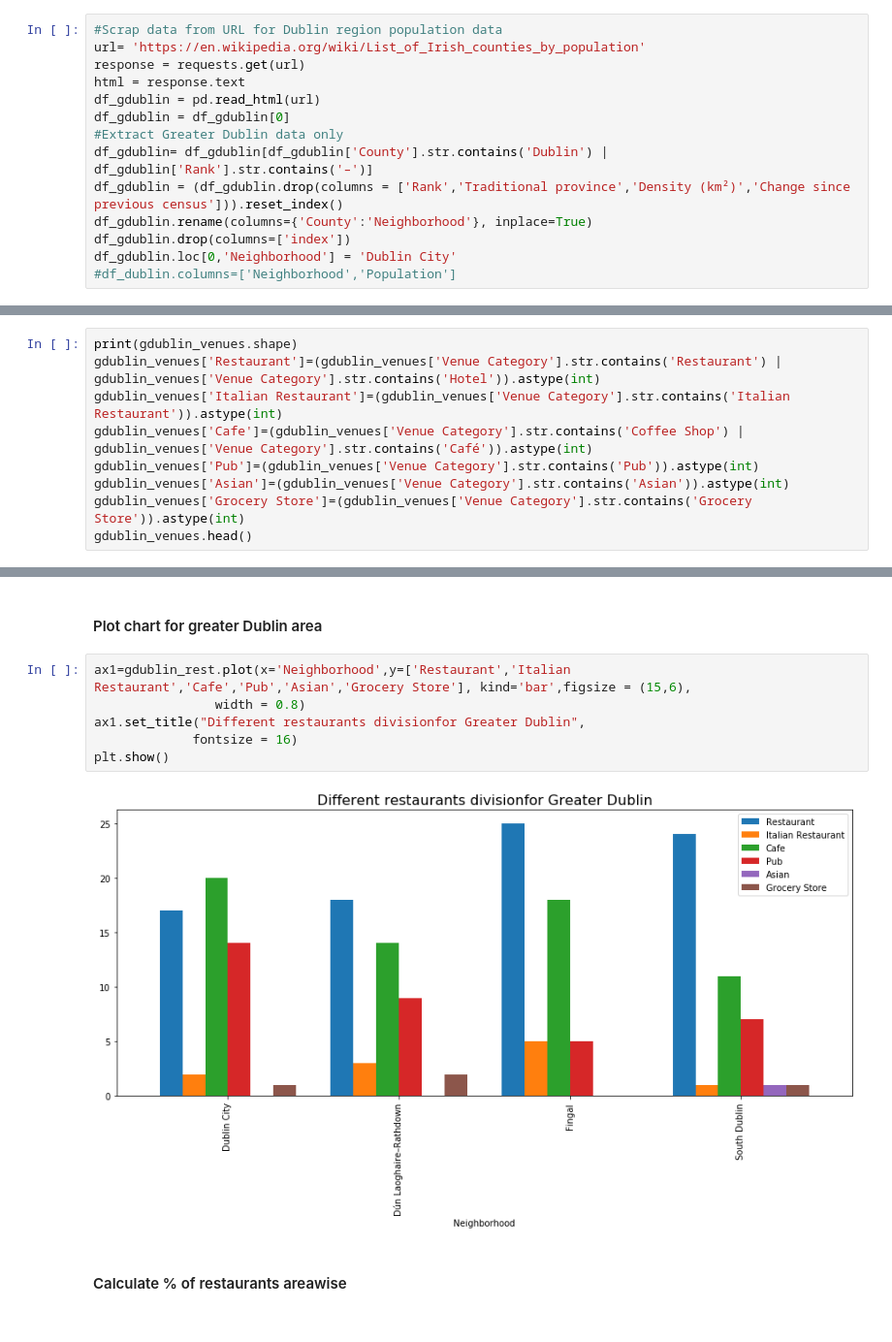
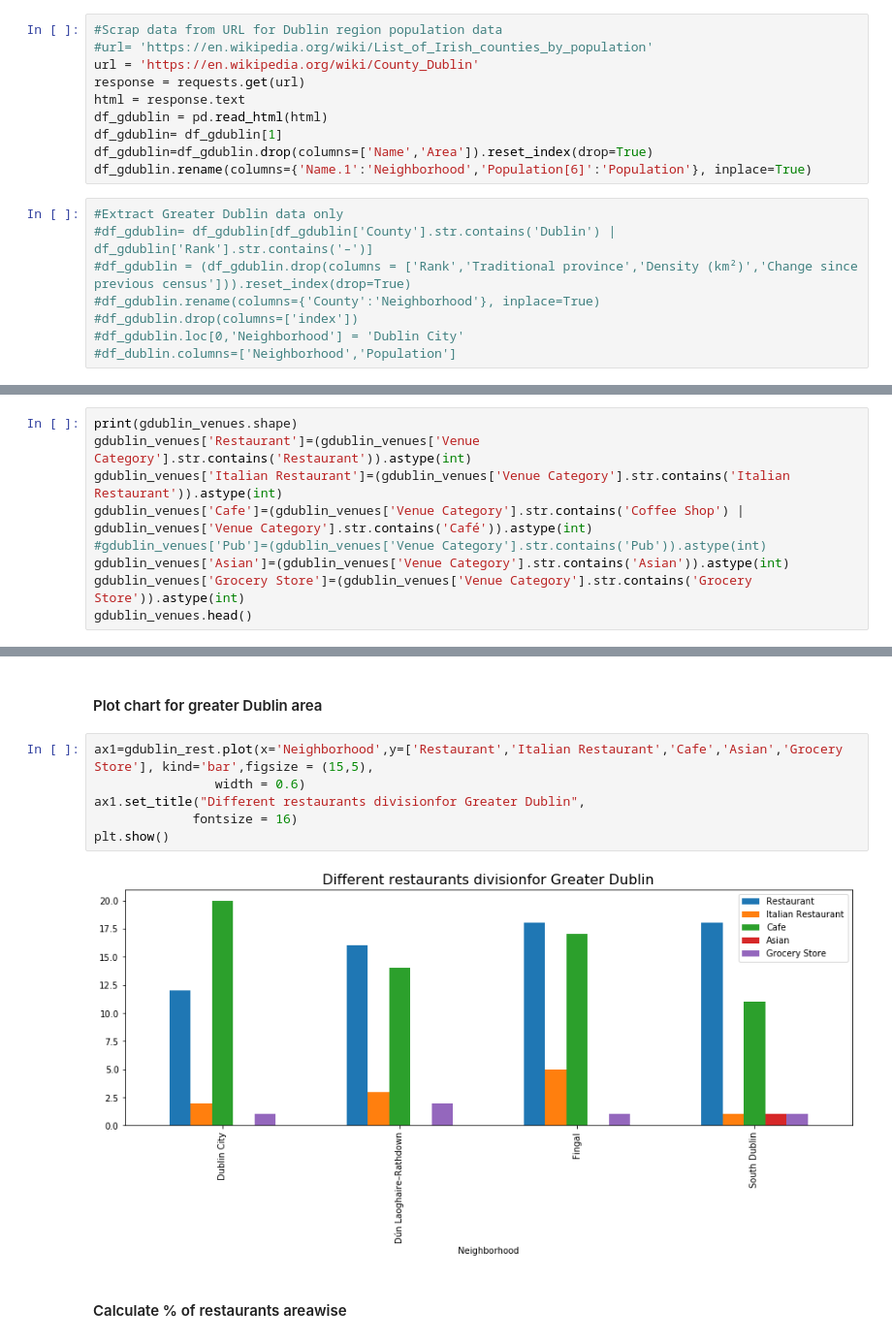
Before and after one commit to gitrepo-2020/Coursera_Capstone, a Jupyter notebook: NeighborhoodBattle_Dublin.ipynb, the cells around one changed output, grey strips where cells are left out. Shown at 97% size. Drawn from its saved outputs; the diff is of its cells as text.

```diff
--- a/NeighborhoodBattle_Dublin.ipynb
+++ b/NeighborhoodBattle_Dublin.ipynb
@@ -57,19 +64,23 @@ All libraries Downloaded!
 https://en.wikipedia.org/wiki/List_of_Irish_counties_by_population
 # %% [markdown]
 * Read url for 4 major regions of Dublin and population in Data frame
+# %%
+#Scrap data from URL for Dublin region population data
+#url= 'https://en.wikipedia.org/wiki/List_of_Irish_counties_by_population'
+url = 'https://en.wikipedia.org/wiki/County_Dublin'
+response = requests.get(url)
+html = response.text
+df_gdublin = pd.read_html(html)
+df_gdublin= df_gdublin[1]
+df_gdublin=df_gdublin.drop(columns=['Name','Area']).reset_index(drop=True)
+df_gdublin.rename(columns={'Name.1':'Neighborhood','Population[6]':'Population'}, inplace=True)
 # %%
-#Scrap data from URL for Dublin region population data
-url= 'https://en.wikipedia.org/wiki/List_of_Irish_counties_by_population'
-response = requests.get(url)
-html = response.text
-df_gdublin = pd.read_html(url)
-df_gdublin = df_gdublin[0]
 #Extract Greater Dublin data only
-df_gdublin= df_gdublin[df_gdublin['County'].str.contains('Dublin') | df_gdublin['Rank'].str.contains('–')]
-df_gdublin = (df_gdublin.drop(columns = ['Rank','Traditional province','Density (km²)','Change since previous census'])).reset_index()
-df_gdublin.rename(columns={'County':'Neighborhood'}, inplace=True)
-df_gdublin.drop(columns=['index'])
-df_gdublin.loc[0,'Neighborhood'] = 'Dublin City'
+#df_gdublin= df_gdublin[df_gdublin['County'].str.contains('Dublin') | df_gdublin['Rank'].str.contains('–')]
+#df_gdublin = (df_gdublin.drop(columns = ['Rank','Traditional province','Density (km²)','Change since previous census'])).reset_index(drop=True)
+#df_gdublin.rename(columns={'County':'Neighborhood'}, inplace=True)
+#df_gdublin.drop(columns=['index'])
+#df_gdublin.loc[0,'Neighborhood'] = 'Dublin City'
 #df_dublin.columns=['Neighborhood','Population']
 # %%
 df_gdublin.head()
@@ -273,10 +284,10 @@ dublin_venues.head()
 #### Prepare data- Venues Analysis by Major Dublin regions
 # %%
 print(gdublin_venues.shape)
-gdublin_venues['Restaurant']=(gdublin_venues['Venue Category'].str.contains('Restaurant') | gdublin_venues['Venue Category'].str.contains('Hotel')).astype(int)
+gdublin_venues['Restaurant']=(gdublin_venues['Venue Category'].str.contains('Restaurant')).astype(int)
 gdublin_venues['Italian Restaurant']=(gdublin_venues['Venue Category'].str.contains('Italian Restaurant')).astype(int)
 gdublin_venues['Cafe']=(gdublin_venues['Venue Category'].str.contains('Coffee Shop') | gdublin_venues['Venue Category'].str.contains('Café')).astype(int)
-gdublin_venues['Pub']=(gdublin_venues['Venue Category'].str.contains('Pub')).astype(int)
+#gdublin_venues['Pub']=(gdublin_venues['Venue Category'].str.contains('Pub')).astype(int)
 gdublin_venues['Asian']=(gdublin_venues['Venue Category'].str.contains('Asian')).astype(int)
 gdublin_venues['Grocery Store']=(gdublin_venues['Venue Category'].str.contains('Grocery Store')).astype(int)
 gdublin_venues.head()
@@ -329,13 +342,13 @@ plt.show()
 # %% [markdown]
 #### Plot chart for greater Dublin area
 # %%
-ax1=gdublin_rest.plot(x='Neighborhood',y=['Restaurant','Italian Restaurant','Cafe','Pub','Asian','Grocery Store'], kind='bar',figsize = (15,6),
-                width = 0.8)
+ax1=gdublin_rest.plot(x='Neighborhood',y=['Restaurant','Italian Restaurant','Cafe','Asian','Grocery Store'], kind='bar',figsize = (15,5),
+                width = 0.6)
 ax1.set_title("Different restaurants divisionfor Greater Dublin",
              fontsize = 16)
 plt.show()
 # %% [output]
-[figure, old version]
+[figure, new version]
 # %% [markdown]
 #### Calculate % of restaurants areawise
 # %%
```
Also changed, not shown: parts of 30 cells of this notebook.
